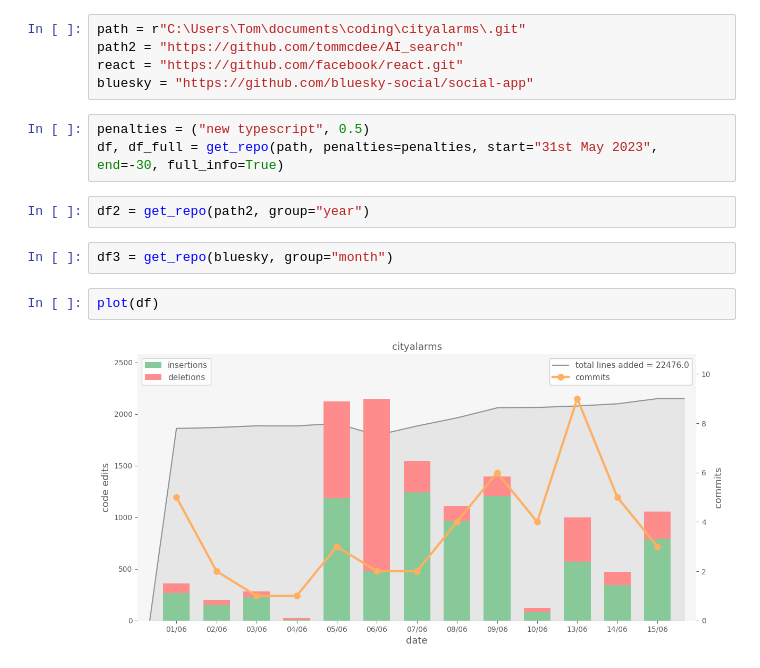
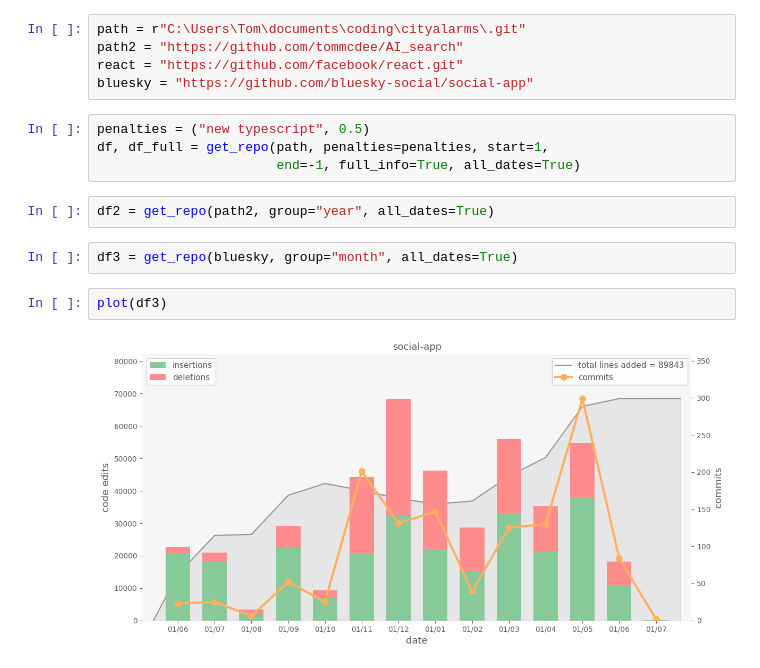
Before and after one commit to tommcdee/gitplots, a Jupyter notebook: gitplots.ipynb, the cells around one changed output. Drawn from its saved outputs; the diff is of its cells as text.

Commit message:
Can now include all dates, even with 0 commits

```diff
--- a/gitplots.ipynb
+++ b/gitplots.ipynb
@@ -17,12 +17,13 @@ react = "https://github.com/facebook/react.git"
 bluesky = "https://github.com/bluesky-social/social-app"
 # %%
 penalties = ("new typescript", 0.5)
-df, df_full = get_repo(path, penalties=penalties, start="31st May 2023", end=-30, full_info=True)
+df, df_full = get_repo(path, penalties=penalties, start=1,
+                       end=-1, full_info=True, all_dates=True)
 # %%
-df2 = get_repo(path2, group="year")
+df2 = get_repo(path2, group="year", all_dates=True)
 # %%
-df3 = get_repo(bluesky, group="month")
+df3 = get_repo(bluesky, group="month", all_dates=True)
 # %%
-plot(df)
+plot(df3)
 # %% [output]
-[figure, old version]
+[figure, new version]
```
Also changed, not shown: 1 other file.
